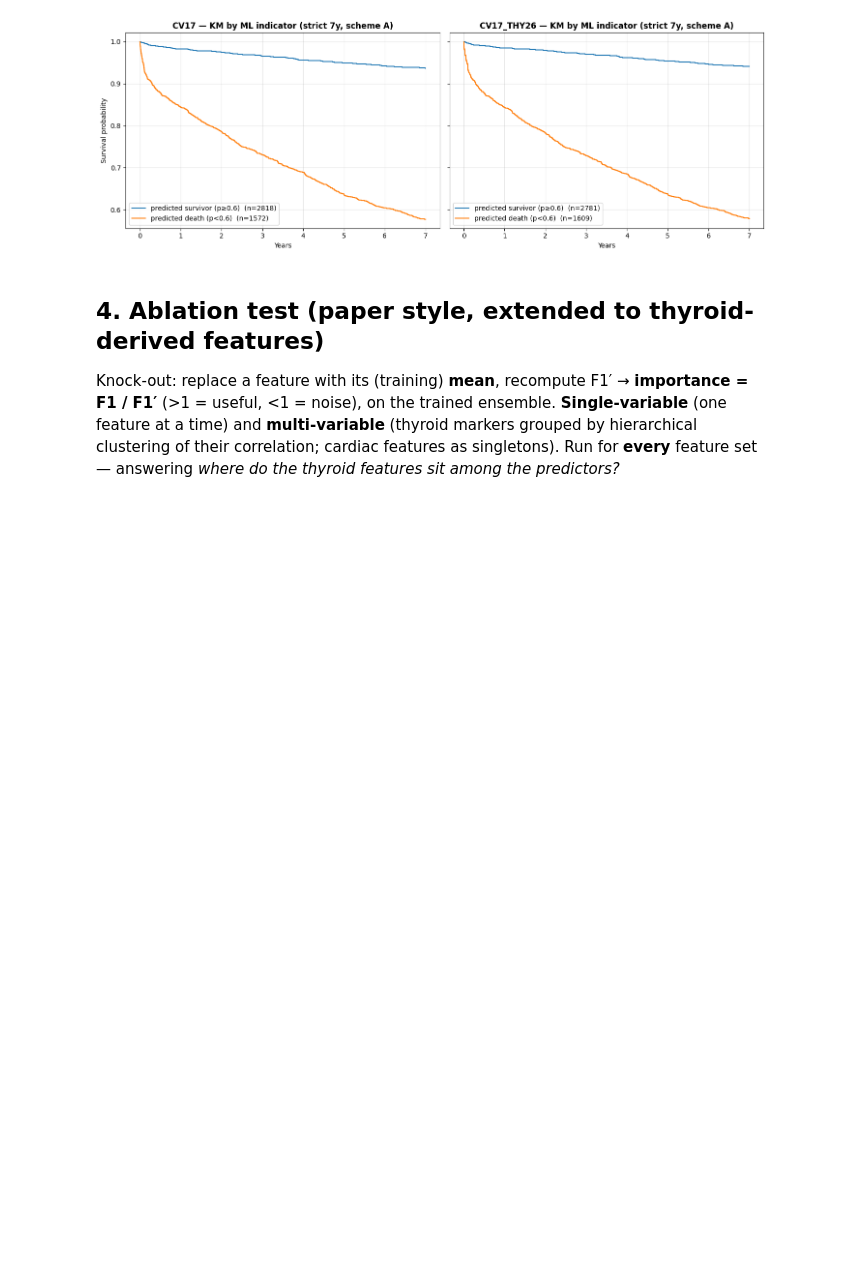
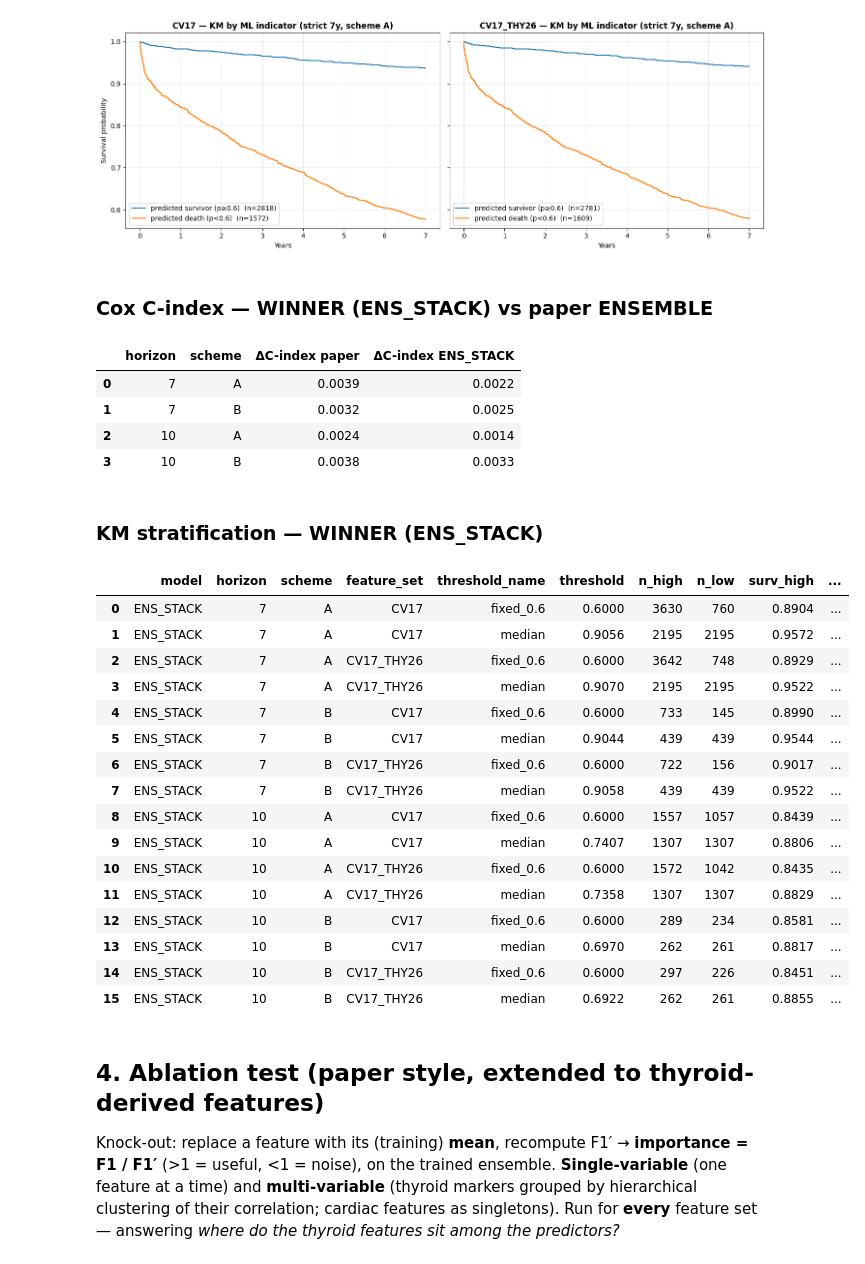
Before and after one commit to ilegul/ml4cad, a Jupyter notebook: notebooks/paper_alignment_pingitore.ipynb, the cells around one changed output. Cells and saved outputs as stored; diff of their text form; code cells hidden in the pictures; blank space fills up the shorter version.

```diff
--- a/notebooks/paper_alignment_pingitore.ipynb
+++ b/notebooks/paper_alignment_pingitore.ipynb
@@ -385,6 +535,50 @@ axes[0].set_ylabel("Survival probability")
 fig.tight_layout(); plt.show()
 # %% [output]
 [figure]
+# %%
+# ML indicator C-index for the WINNER ensemble, side-by-side with the paper one.
+cindex_w, km_w = RA.build_ml_indicator(cohorts, base="CV17", thy="CV17_THY26",
+                                       horizons=HORIZONS, model_name=WINNER,
+                                       seed=SEED, force=FORCE, out_suffix=WINNER)
+display(Markdown(f"### Cox C-index — WINNER ({WINNER}) vs paper ENSEMBLE"))
+cmp = []
+for h in HORIZONS:
+    for scheme in ["A", "B"]:
+        def _delta(df):
+            r = df[(df["horizon"] == h) & (df["scheme"] == scheme) &
+                   (df["feature_set"].str.startswith("DELTA"))]
+            return float(r["c_index"].values[0]) if len(r) else float("nan")
+        cmp.append({"horizon": h, "scheme": scheme,
+                    "ΔC-index paper": round(_delta(cindex_df), 4),
+                    f"ΔC-index {WINNER}": round(_delta(cindex_w), 4)})
+display(pd.DataFrame(cmp))
+display(Markdown(f"### KM stratification — WINNER ({WINNER})"))
+display(km_w.round(4))
+# %% [output]
+### Cox C-index — WINNER (ENS_STACK) vs paper ENSEMBLE
+|  | horizon | scheme | ΔC-index paper | ΔC-index ENS_STACK |
+| 0 | 7 | A | 0.0039 | 0.0022 |
+| 1 | 7 | B | 0.0032 | 0.0025 |
+| 2 | 10 | A | 0.0024 | 0.0014 |
+| 3 | 10 | B | 0.0038 | 0.0033 |
+### KM stratification — WINNER (ENS_STACK)
+|  | model | horizon | scheme | feature_set | threshold_name | threshold | n_high | n_low | surv_high | ... |
+| 0 | ENS_STACK | 7 | A | CV17 | fixed_0.6 | 0.6000 | 3630 | 760 | 0.8904 | ... |
+| 1 | ENS_STACK | 7 | A | CV17 | median | 0.9056 | 2195 | 2195 | 0.9572 | ... |
+| 2 | ENS_STACK | 7 | A | CV17_THY26 | fixed_0.6 | 0.6000 | 3642 | 748 | 0.8929 | ... |
+| 3 | ENS_STACK | 7 | A | CV17_THY26 | median | 0.9070 | 2195 | 2195 | 0.9522 | ... |
+| 4 | ENS_STACK | 7 | B | CV17 | fixed_0.6 | 0.6000 | 733 | 145 | 0.8990 | ... |
+| 5 | ENS_STACK | 7 | B | CV17 | median | 0.9044 | 439 | 439 | 0.9544 | ... |
+| 6 | ENS_STACK | 7 | B | CV17_THY26 | fixed_0.6 | 0.6000 | 722 | 156 | 0.9017 | ... |
+| 7 | ENS_STACK | 7 | B | CV17_THY26 | median | 0.9058 | 439 | 439 | 0.9522 | ... |
+| 8 | ENS_STACK | 10 | A | CV17 | fixed_0.6 | 0.6000 | 1557 | 1057 | 0.8439 | ... |
+| 9 | ENS_STACK | 10 | A | CV17 | median | 0.7407 | 1307 | 1307 | 0.8806 | ... |
+| 10 | ENS_STACK | 10 | A | CV17_THY26 | fixed_0.6 | 0.6000 | 1572 | 1042 | 0.8435 | ... |
+| 11 | ENS_STACK | 10 | A | CV17_THY26 | median | 0.7358 | 1307 | 1307 | 0.8829 | ... |
+| 12 | ENS_STACK | 10 | B | CV17 | fixed_0.6 | 0.6000 | 289 | 234 | 0.8581 | ... |
+| 13 | ENS_STACK | 10 | B | CV17 | median | 0.6970 | 262 | 261 | 0.8817 | ... |
+| 14 | ENS_STACK | 10 | B | CV17_THY26 | fixed_0.6 | 0.6000 | 297 | 226 | 0.8451 | ... |
+| 15 | ENS_STACK | 10 | B | CV17_THY26 | median | 0.6922 | 262 | 261 | 0.8855 | ... |
 # %% [markdown]
 ## 4. Ablation test (paper style, extended to thyroid-derived features)
 
```
Also changed, not shown: parts of 11 cells of this notebook, 8 other files.
